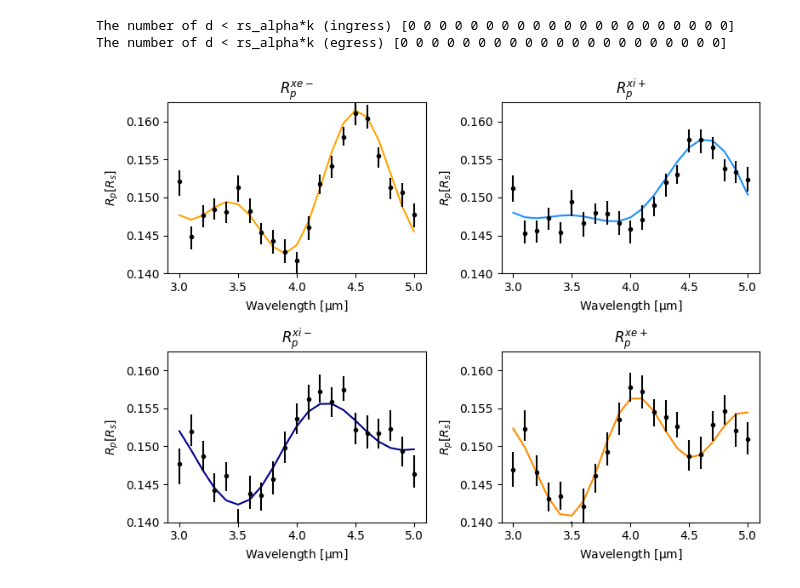
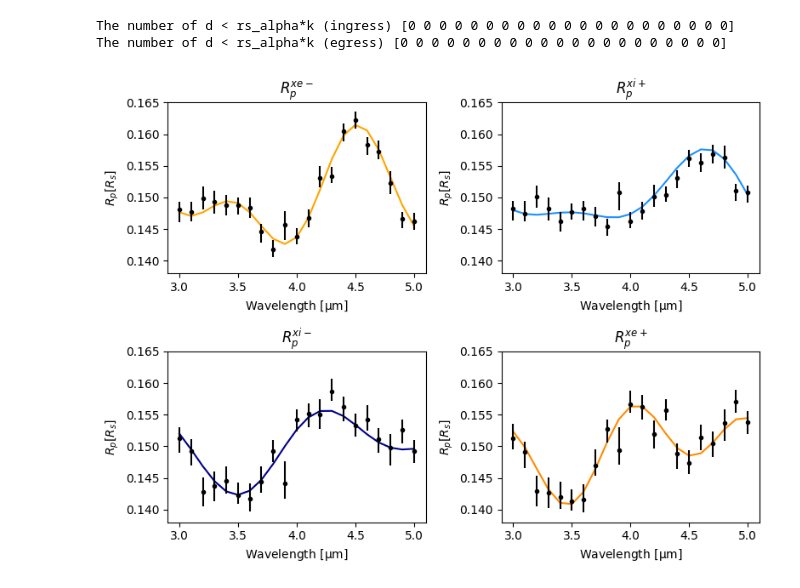
Before and after one commit to sh-tada/karate, a Jupyter notebook: example/ctv_example_day_night.ipynb, the cells around one changed output. Cells and saved outputs as stored; diff of their text form; code cells hidden in the pictures.

```diff
--- a/example/ctv_example_day_night.ipynb
+++ b/example/ctv_example_day_night.ipynb
@@ -324,10 +327,16 @@ dc_X_egress, dc_Y_egress = contact_times_to_delta_c_egress_circular(
     rs_alpha=1,
 )
 dc_xi_ingress, dc_yi_ingress = rotate_delta_c_ingress_circular(
-    dc_X_ingress, dc_Y_ingress, a_over_rs, cosi
+    dc_X_ingress,
+    dc_Y_ingress,
+    np.mean(np.median(sample_a_over_rs, axis=0)),
+    np.mean(np.median(sample_cosi, axis=0)),
 )
 dc_xe_egress, dc_ye_egress = rotate_delta_c_egress_circular(
-    dc_X_egress, dc_Y_egress, a_over_rs, cosi
+    dc_X_egress,
+    dc_Y_egress,
+    np.mean(np.median(sample_a_over_rs, axis=0)),
+    np.mean(np.median(sample_cosi, axis=0)),
 )
 rp_xip, rp_xin = dcx_to_rp_spectra(
     sample_rp_over_rs, dc_xi_ingress, rs_alpha=1
@@ -356,32 +365,32 @@ rp_xen_hpdi = hpdi(rp_xen, 0.68)
 rp_xen_err = [rp_xen_median - rp_xen_hpdi[0], rp_xen_hpdi[1] - rp_xen_median]
 
 rp_4_median = [[rp_xen_median, rp_xip_median], [rp_xin_median, rp_xep_median]]
 rp_4_err = [[rp_xen_err, rp_xip_err], [rp_xin_err, rp_xep_err]]
 
 %matplotlib inline
 fig = plt.figure(figsize=(8,6))
 for i in range(2):
     for j in range(2):
         ax = fig.add_subplot(2, 2, i*2+j+1)
         ax.plot(
             wavelength,
             rp_truth[i][j],
             color=color[i][j],
         )
         ax.errorbar(
             wavelength,
             rp_4_median[i][j],
             yerr=rp_4_err[i][j],
             color="black",
             marker=".",
             linestyle="None",
         )
-        ax.set_ylim(0.14, 0.1625)
+        ax.set_ylim(0.138, 0.165)
         ax.set_title(directions[i][j])
         ax.set_xlabel("Wavelength [$\mathrm{\mu m}$]")
         ax.set_ylabel("$R_{p} [R_{s}]$")
 plt.tight_layout()
 plt.show()
 plt.close()
 # %% [output]
-[figure, old version]
+[figure, new version]
```
Also changed, not shown: parts of 3 cells of this notebook, 1 other file.
